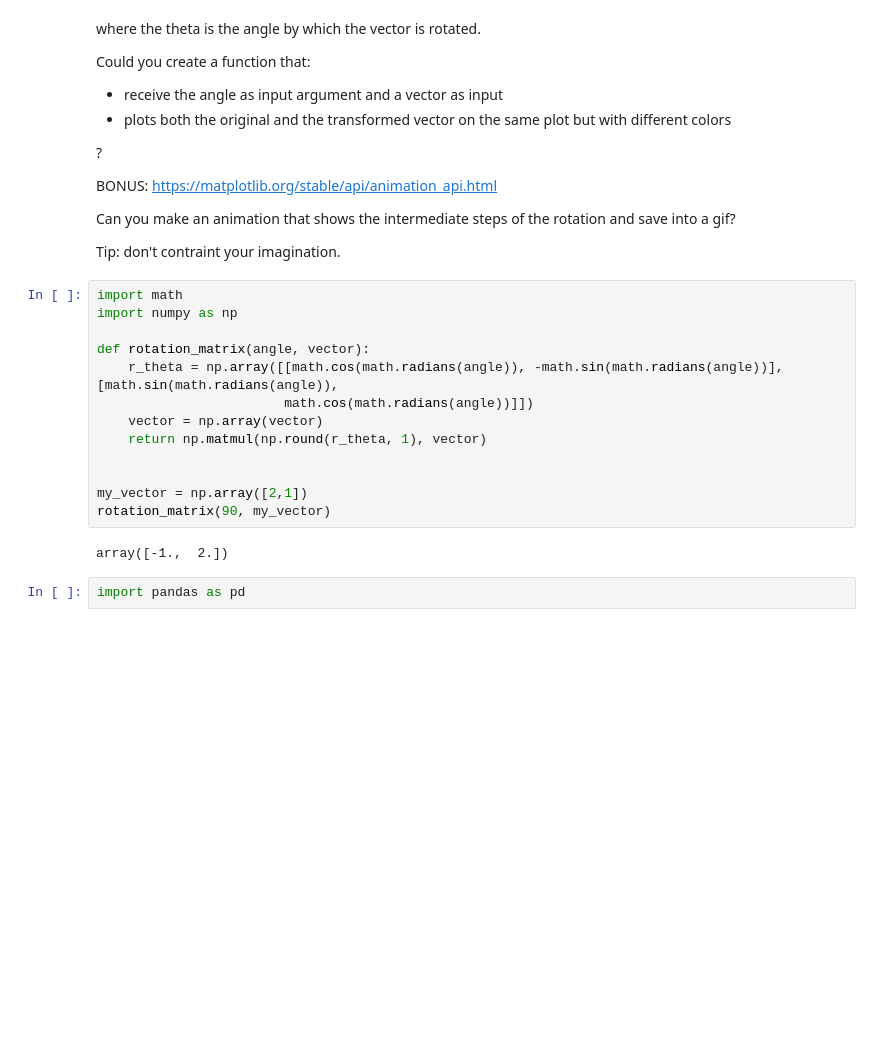
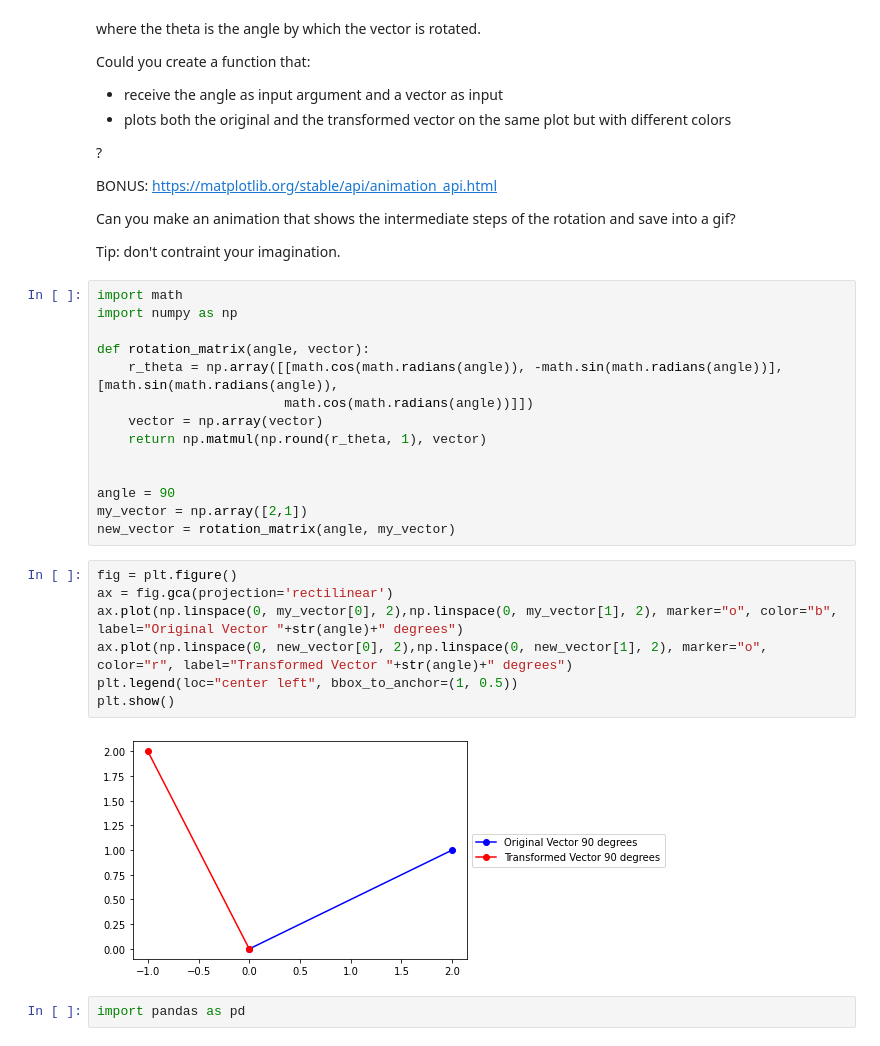
Before and after one commit to p-sachin/strive-ai-main, a Jupyter notebook: Chapter 1/14. Challenge Day/Friday Week 1 Math Challenge .ipynb, the cells around one changed output. Saved outputs shown, nothing was run; the diff lists cells and outputs as text; blank space fills up the shorter version.

```diff
--- a/Chapter 1/14. Challenge Day/Friday Week 1 Math Challenge .ipynb
+++ b/Chapter 1/14. Challenge Day/Friday Week 1 Math Challenge .ipynb
@@ -28,10 +28,18 @@ def rotation_matrix(angle, vector):
     return np.matmul(np.round(r_theta, 1), vector)
 
 
+angle = 90
 my_vector = np.array([2,1])
-rotation_matrix(90, my_vector)
+new_vector = rotation_matrix(angle, my_vector)
-# %% [output]
-array([-1.,  2.])
+# %%
+fig = plt.figure()
+ax = fig.gca(projection='rectilinear')
+ax.plot(np.linspace(0, my_vector[0], 2),np.linspace(0, my_vector[1], 2), marker="o", color="b", label="Original Vector "+str(angle)+" degrees")
+ax.plot(np.linspace(0, new_vector[0], 2),np.linspace(0, new_vector[1], 2), marker="o", color="r", label="Transformed Vector "+str(angle)+" degrees")
+plt.legend(loc="center left", bbox_to_anchor=(1, 0.5))
+plt.show()
+# %% [output]
+[figure, added]
 # %%
 import pandas as pd
 # %%
```
Also changed, not shown: parts of 8 cells of this notebook.
